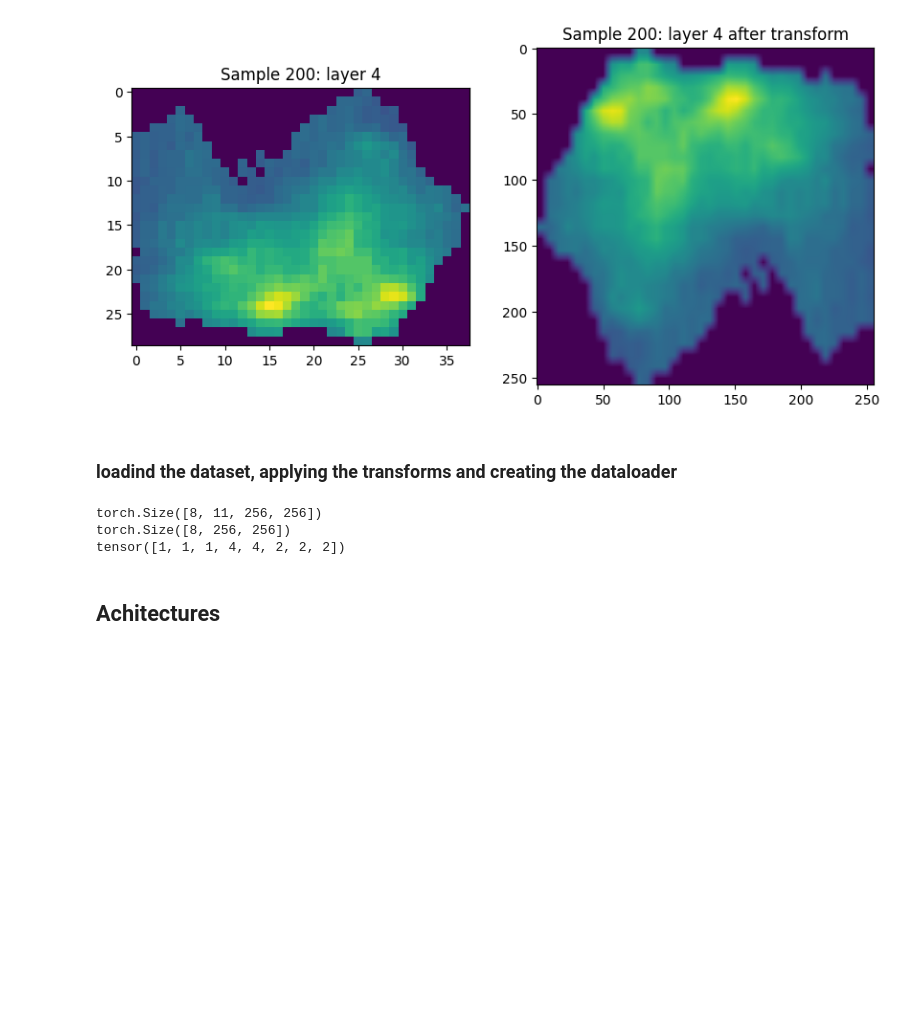
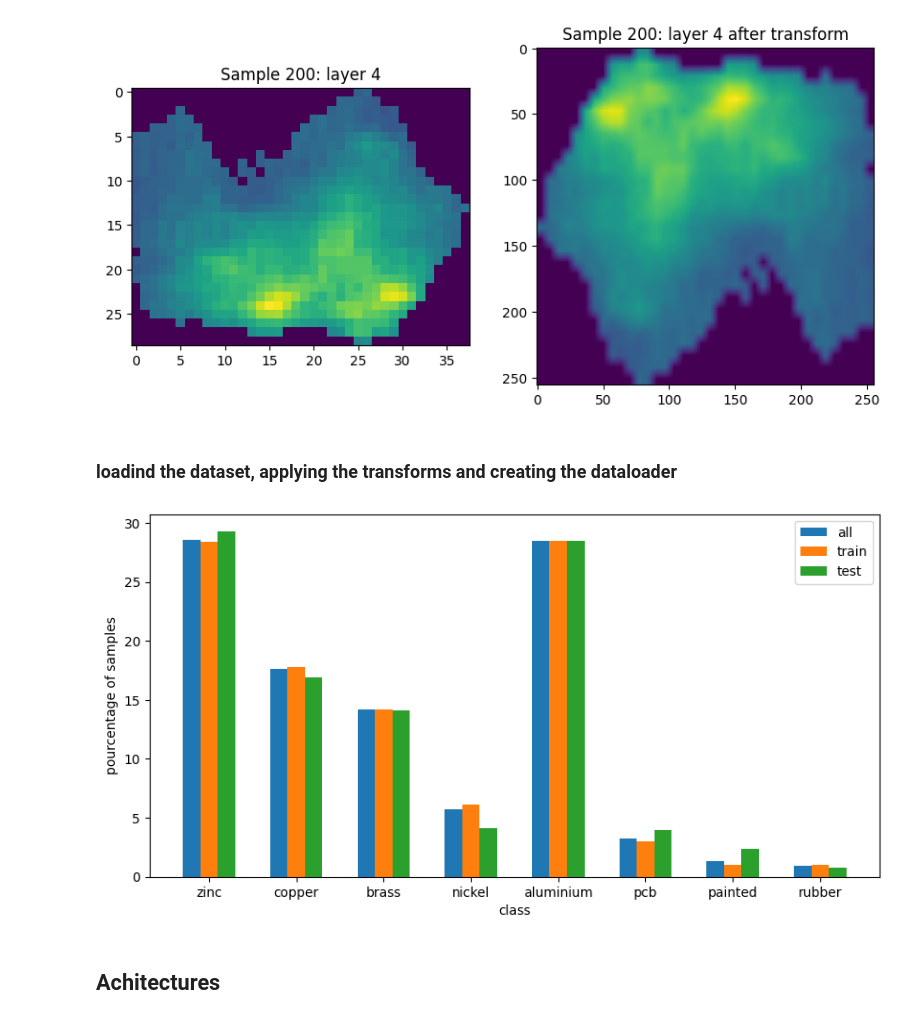
Before and after one commit to lambi702/DL-Pick_it, a Jupyter notebook: pick-it.ipynb, the cells around one changed output. Drawn from its saved outputs; the diff is of its cells as text; code cells hidden in the pictures; blank space fills up the shorter version.

```diff
--- a/pick-it.ipynb
+++ b/pick-it.ipynb
@@ -198,14 +213,20 @@ testset = PickItDataset(pickle_path, transform=tr_test,train = False, seed = see
 
 trainloader = DataLoader(trainset, batch_size=batch_size, shuffle=True, num_workers=num_workers)
 testloader = DataLoader(testset, batch_size=batch_size, shuffle=True, num_workers=num_workers)
-# %%
-print(next(iter(trainloader))["data"].shape)
-print(next(iter(trainloader))["mask"].shape)
-print(next(iter(trainloader))["label"])
-# %% [output]
-torch.Size([8, 11, 256, 256])
-torch.Size([8, 256, 256])
-tensor([1, 1, 1, 4, 4, 2, 2, 2])
+# %%
+# plot the number of samples per category in the train and test set and the whole dataset set on the same bar plot
+plt.figure(figsize=(10, 5))
+plt.bar(np.arange(len(classes))-0.2, (np.bincount(testset.labels) +
+        np.bincount(trainset.labels))/(len(trainset)+len(testset))*100, width=0.2, label="all")
+plt.bar(np.arange(len(classes)), np.bincount(trainset.labels)/len(trainset)*100, width=0.2, label="train")
+plt.bar(np.arange(len(classes)) + 0.2, np.bincount(testset.labels)/len(testset)*100, width=0.2, label="test")
+plt.xticks(np.arange(len(classes)), classes)
+plt.xlabel("class")
+plt.ylabel("pourcentage of samples")
+plt.legend()
+plt.show()
+# %% [output]
+[figure, added]
 # %% [markdown]
 ## Achitectures
 # %% [markdown]
```
Also changed, not shown: parts of 11 cells of this notebook, 2 other files.
